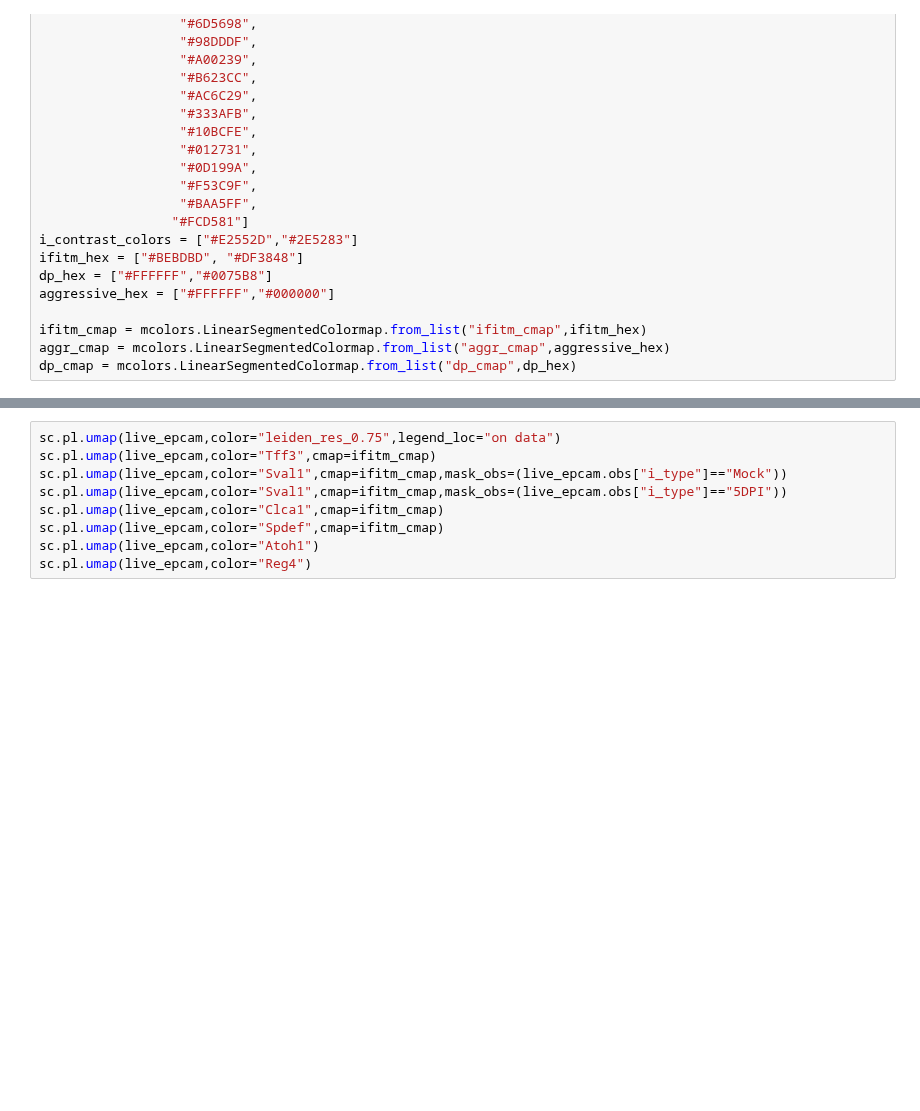
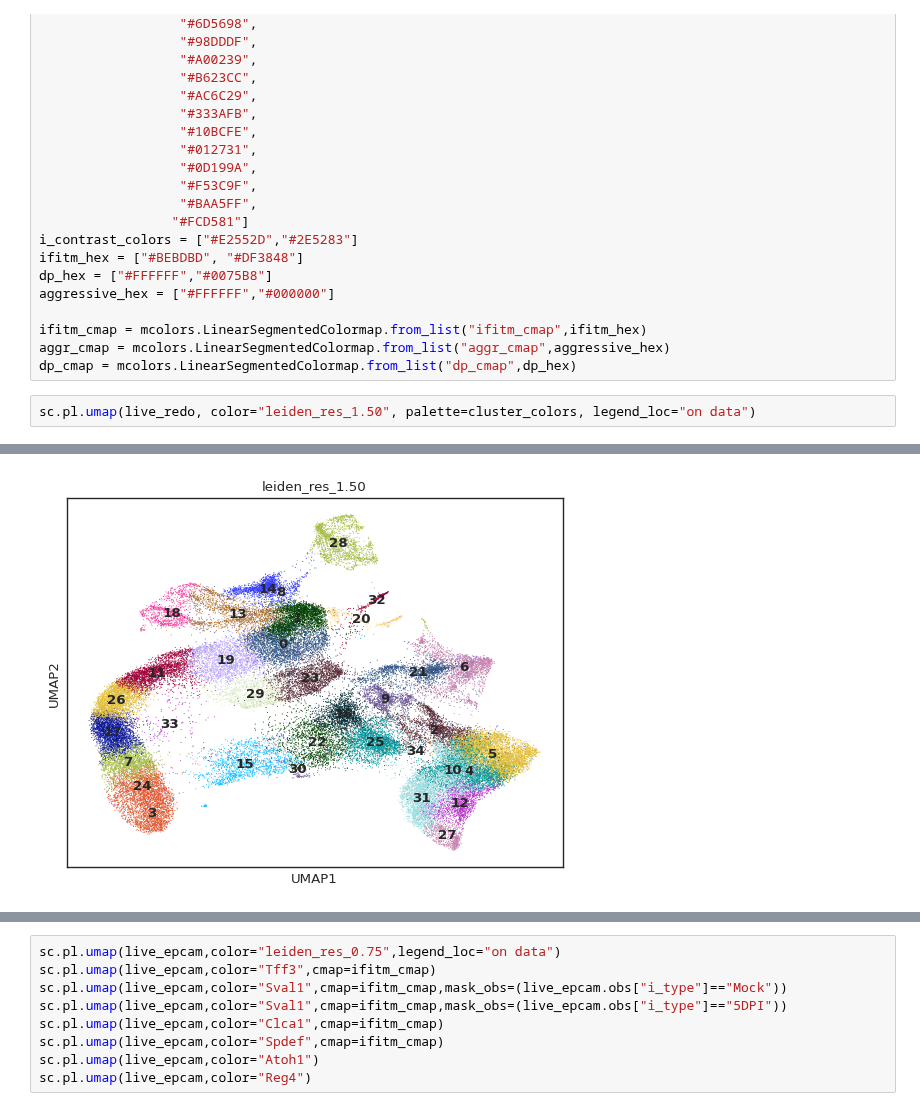
Before and after one commit to hvose-anschutz/viralogue-pipelines, a Jupyter notebook: scRNA-seq-pipeline/gsea_ora_workflow.ipynb, the cells around one changed output, grey strips where cells are left out. Drawn from its saved outputs; the diff is of its cells as text; blank space fills up the shorter version.

```diff
--- a/scRNA-seq-pipeline/gsea_ora_workflow.ipynb
+++ b/scRNA-seq-pipeline/gsea_ora_workflow.ipynb
@@ -76,3 +76,6 @@ aggressive_hex = ["#FFFFFF","#000000"]
 ifitm_cmap = mcolors.LinearSegmentedColormap.from_list("ifitm_cmap",ifitm_hex)
 aggr_cmap = mcolors.LinearSegmentedColormap.from_list("aggr_cmap",aggressive_hex)
 dp_cmap = mcolors.LinearSegmentedColormap.from_list("dp_cmap",dp_hex)
+# %%
+sc.pl.umap(live_redo, color="leiden_res_1.50", palette=cluster_colors, legend_loc="on data")
+# %% [output]
@@ -79,2 +83,3 @@ dp_cmap = mcolors.LinearSegmentedColormap.from_list("dp_cmap",dp_hex)
+[figure, added]
 # %%
 #generate most differentially expressed genes per cluster
```
Also changed, not shown: parts of 4 cells of this notebook, 2 other files.
